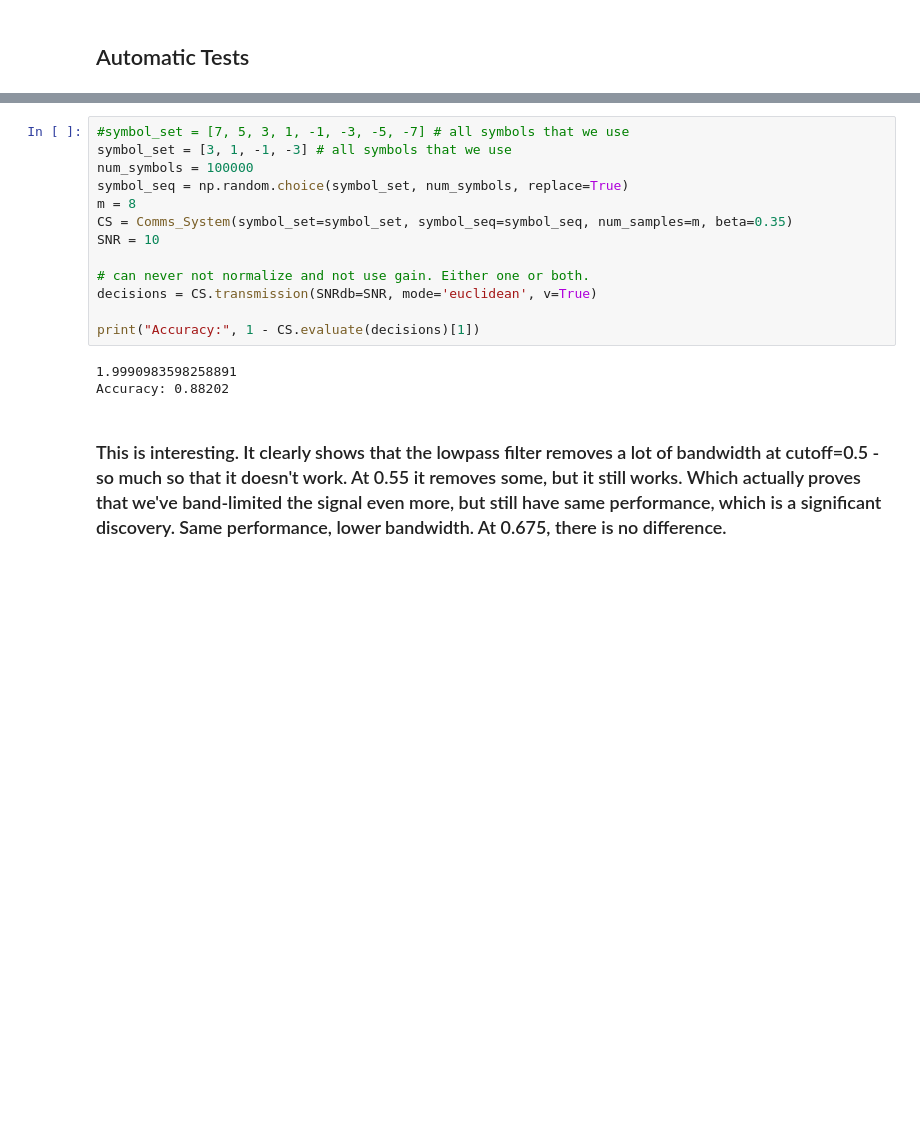
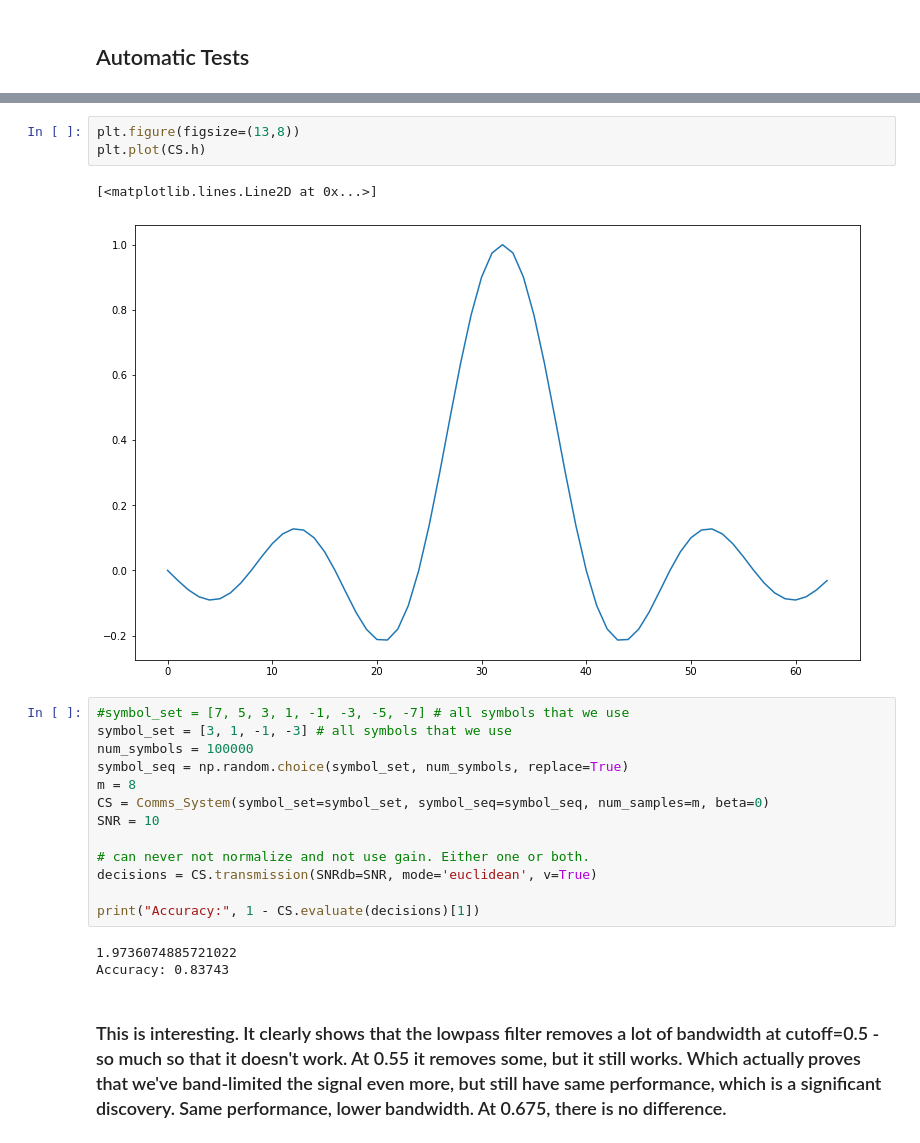
Before and after one commit to FaxMan1/Master-Thesis, a Jupyter notebook: Jupyter/main_CS.ipynb, the cells around one changed output, grey strips where cells are left out. Saved outputs shown, nothing was run; the diff lists cells and outputs as text; blank space fills up the shorter version.

```diff
--- a/Jupyter/main_CS.ipynb
+++ b/Jupyter/main_CS.ipynb
@@ -20,10 +27,16 @@ Yo, welcome to Main CS
+# %%
+plt.figure(figsize=(13,8))
+plt.plot(CS.h)
+# %% [output]
+[<matplotlib.lines.Line2D at 0x...>]
+[figure, added]
 # %%
 #symbol_set = [7, 5, 3, 1, -1, -3, -5, -7] # all symbols that we use
 symbol_set = [3, 1, -1, -3] # all symbols that we use
 num_symbols = 100000
 symbol_seq = np.random.choice(symbol_set, num_symbols, replace=True)
 m = 8
-CS = Comms_System(symbol_set=symbol_set, symbol_seq=symbol_seq, num_samples=m, beta=0.35)
+CS = Comms_System(symbol_set=symbol_set, symbol_seq=symbol_seq, num_samples=m, beta=0)
 SNR = 10
 
 # can never not normalize and not use gain. Either one or both.
@@ -31,8 +44,8 @@ decisions = CS.transmission(SNRdb=SNR, mode='euclidean', v=True)
 
 print("Accuracy:", 1 - CS.evaluate(decisions)[1])
 # %% [output]
-1.9990983598258891
-Accuracy: 0.88202
+1.9736074885721022
+Accuracy: 0.83743
 # %% [markdown]
 ### This is interesting. It clearly shows that the lowpass filter removes a lot of bandwidth at cutoff=0.5 - so much so that it doesn't work. At 0.55 it removes some, but it still works. Which actually proves that we've band-limited the signal even more, but still have same performance, which is a significant discovery. Same performance, lower bandwidth. At 0.675, there is no difference.
 # %%
```
Also changed, not shown: parts of 10 cells of this notebook, 1 other file.
